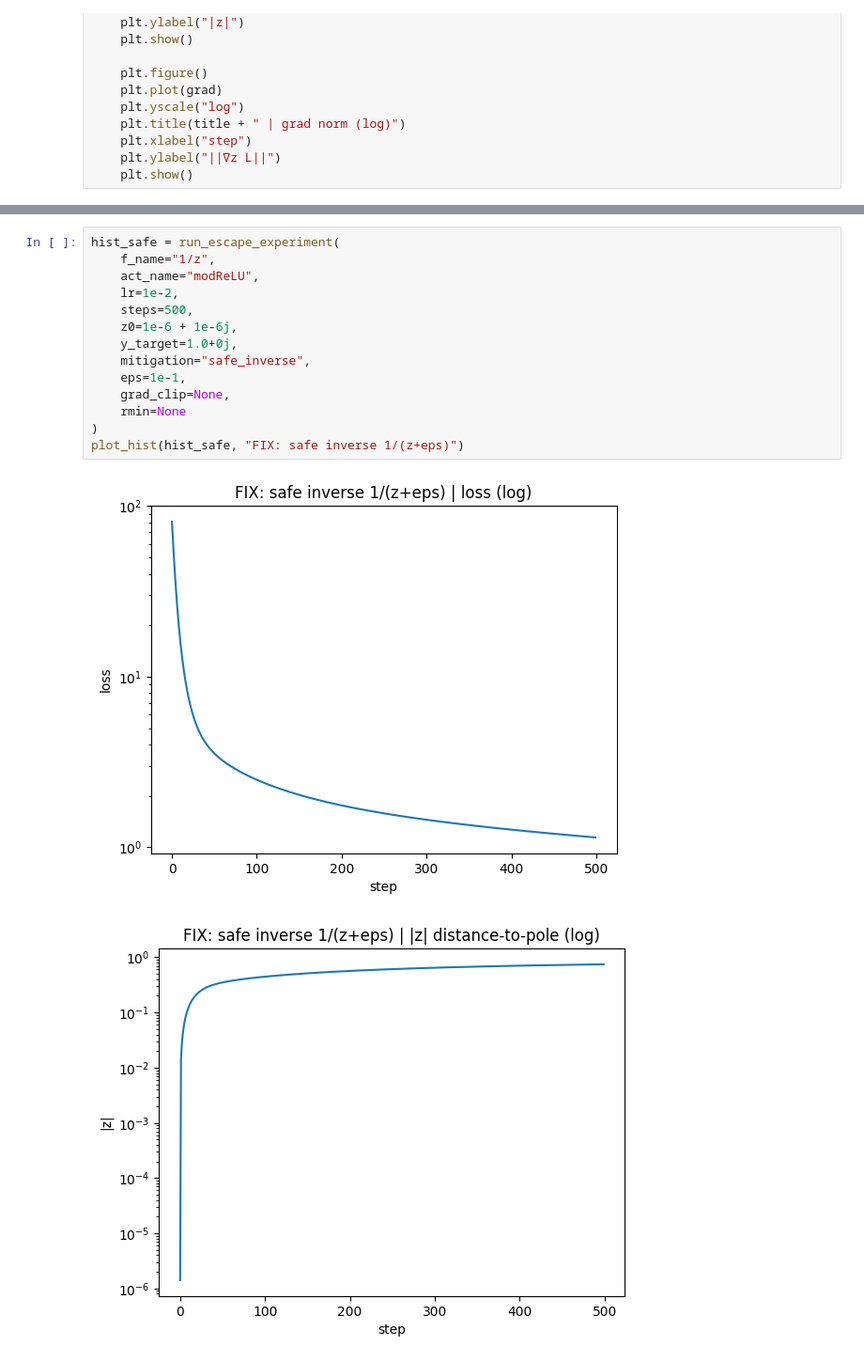
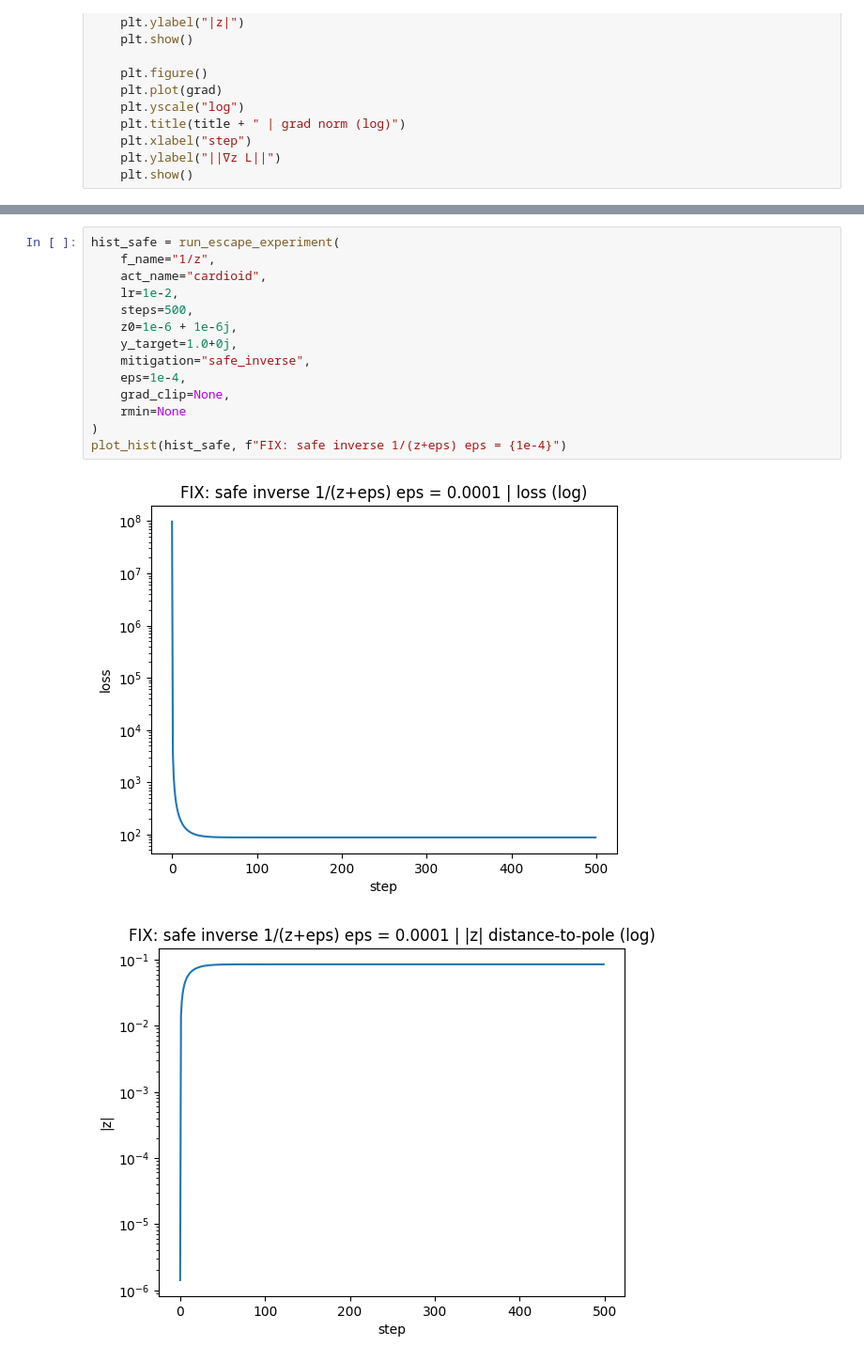
Before and after one commit to sjeastwood/CMPT981_CVNN, a Jupyter notebook: Singularities_Sweep.ipynb, the cells around one changed output, grey strips where cells are left out. Shown: that part at 94% size. Saved outputs shown, nothing was run; the diff lists cells and outputs as text.

```diff
--- a/Singularities_Sweep.ipynb
+++ b/Singularities_Sweep.ipynb
@@ -316,17 +316,17 @@ plot_hist(hist_bad, "BAD: 1/z + modReLU, no mitigation, start near pole")
 # %%
 hist_safe = run_escape_experiment(
     f_name="1/z",
-    act_name="modReLU",
+    act_name="cardioid",
     lr=1e-2,
     steps=500,
     z0=1e-6 + 1e-6j,
     y_target=1.0+0j,
     mitigation="safe_inverse",
-    eps=1e-1,
+    eps=1e-4,
     grad_clip=None,
     rmin=None
 )
-plot_hist(hist_safe, "FIX: safe inverse 1/(z+eps)")
+plot_hist(hist_safe, f"FIX: safe inverse 1/(z+eps) eps = {1e-4}")
 # %% [output]
-[figure, old version]
+[figure, new version]
-[figure, old version]
+[figure, new version]
```
Also changed, not shown: parts of 2 cells of this notebook, 5 other files.
